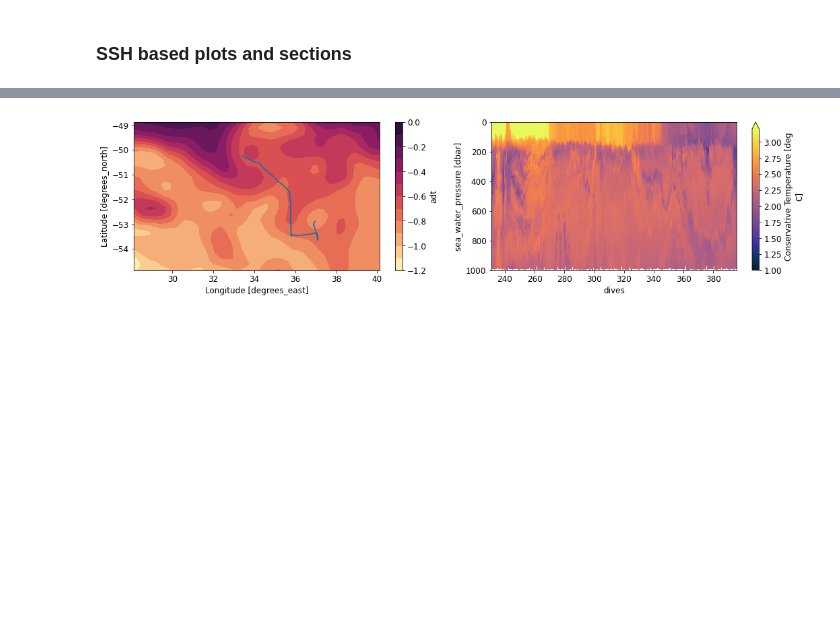
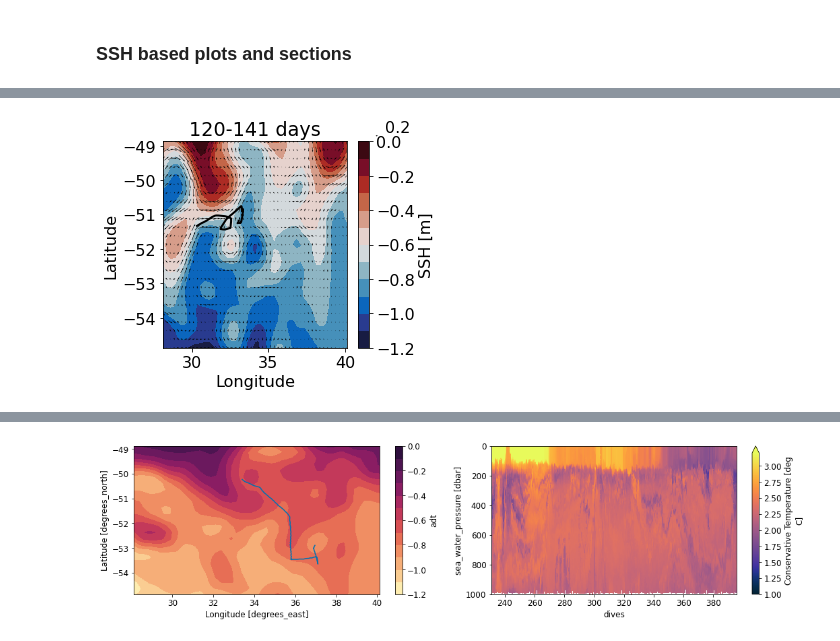
Before and after one commit to dhruvbalwada/sogos, a Jupyter notebook: notebooks/notebooks_variability_paper/SSH_and_sections_plot.ipynb, the cells around one changed output, grey strips where cells are left out. Drawn from its saved outputs; the diff is of its cells as text; code cells hidden in the pictures; blank space fills up the shorter version.

```diff
--- a/notebooks/notebooks_variability_paper/SSH_and_sections_plot.ipynb
+++ b/notebooks/notebooks_variability_paper/SSH_and_sections_plot.ipynb
@@ -63,0 +160,20 @@ plt.tight_layout()
+# %%
+plt.figure(figsize=(2.2*7.5/4, 3.8))
+
+plt.subplot(111)
+ds_SSH.adt.isel(time=slice(0, 21)).mean('time').plot.contourf(levels=np.linspace(-1.2,0, 13), cmap=cmo.balance,
+                                                             add_colorbar=True, cbar_kwargs={'label': 'SSH [m]'})
+ds_SSH.isel(time=slice(0, 21)).mean('time').plot.quiver(x='longitude', y='latitude', u='ugos', v='vgos')
+
+plt.plot(ds_660_time.sel(days=slice(120,142)).sel(ctd_pressure=200, method='nearest').longitude,
+         ds_660_time.sel(days=slice(120,142)).sel(ctd_pressure=200, method='nearest').latitude,
+        linewidth=2, color='k')
+
+plt.xlabel('Longitude')
+plt.ylabel('Latitude')
+plt.title('120-141 days')
+
+
+plt.savefig('figures/figure_SSH_panel1cbar.pdf')
+# %% [output]
+[figure, added]
```
Also changed, not shown: parts of 16 cells of this notebook.
